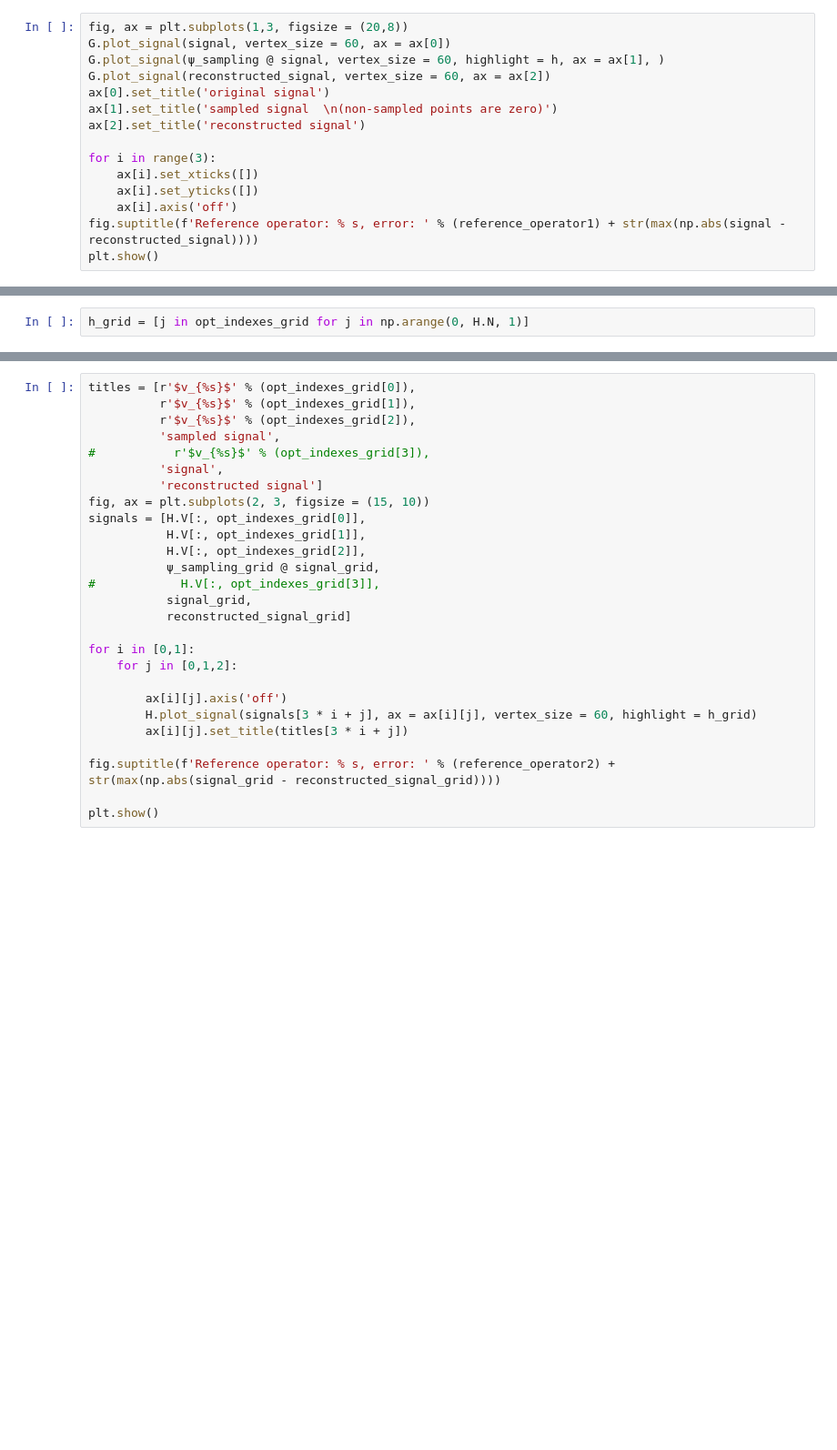
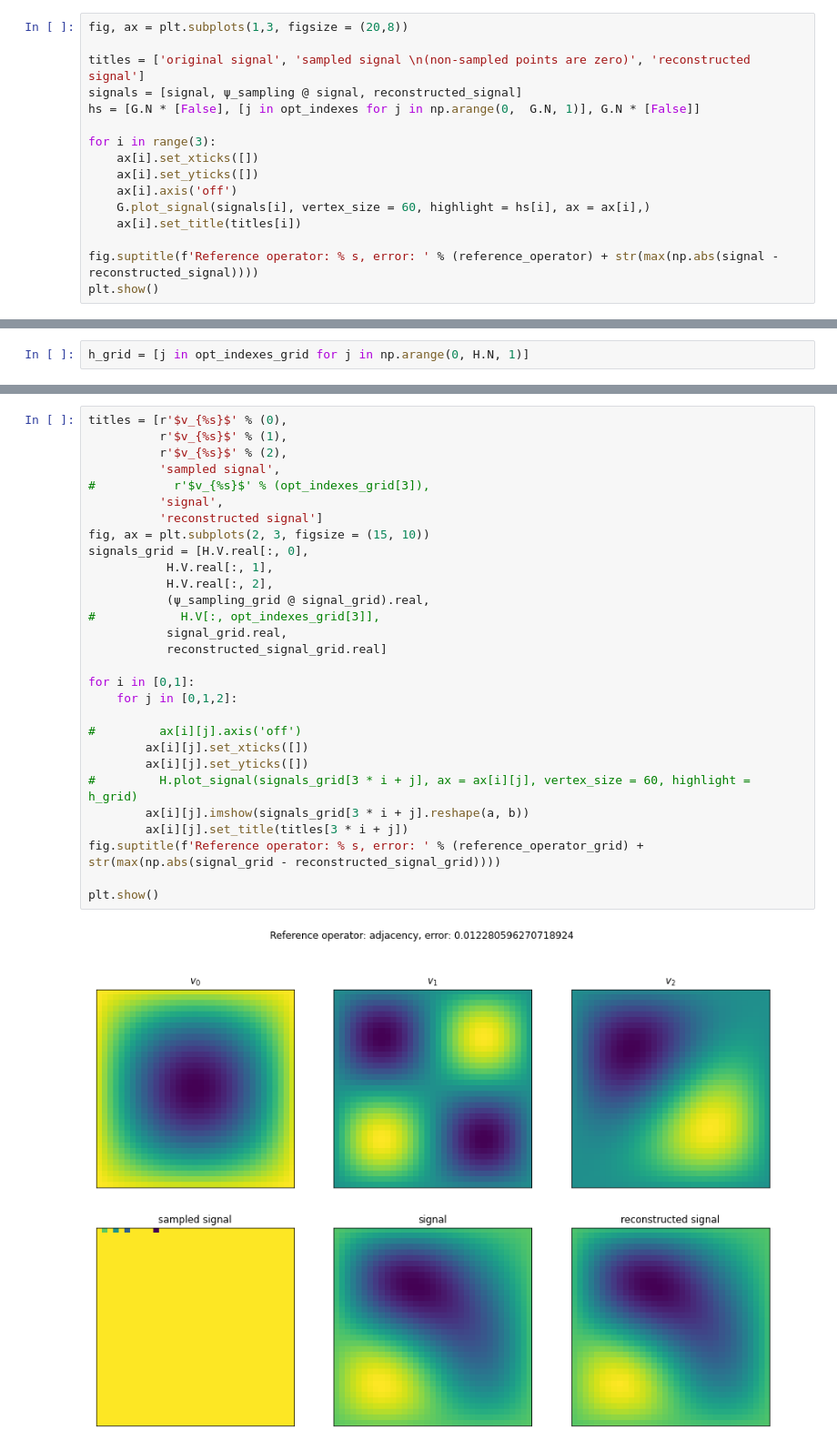
Before and after one commit to hollebenthiago/gsp, a Jupyter notebook: gsp4 - Sampling on graphs.ipynb, the cells around one changed output, grey strips where cells are left out. Shown: that part at 91% size. Saved outputs shown, nothing was run; the diff lists cells and outputs as text; blank space fills up the shorter version.

```diff
--- a/gsp4 - Sampling on graphs.ipynb
+++ b/gsp4 - Sampling on graphs.ipynb
@@ -167,17 +167,18 @@ h = [j in opt_indexes for j in np.arange(0,  G.N, 1)]
 # %%
 fig, ax = plt.subplots(1,3, figsize = (20,8))
-G.plot_signal(signal, vertex_size = 60, ax = ax[0])
-G.plot_signal(ψ_sampling @ signal, vertex_size = 60, highlight = h, ax = ax[1], )
-G.plot_signal(reconstructed_signal, vertex_size = 60, ax = ax[2])
-ax[0].set_title('original signal')
-ax[1].set_title('sampled signal  \n(non-sampled points are zero)')
-ax[2].set_title('reconstructed signal')
+
+titles = ['original signal', 'sampled signal \n(non-sampled points are zero)', 'reconstructed signal']
+signals = [signal, ψ_sampling @ signal, reconstructed_signal]
+hs = [G.N * [False], [j in opt_indexes for j in np.arange(0,  G.N, 1)], G.N * [False]]
 
 for i in range(3):
     ax[i].set_xticks([])
     ax[i].set_yticks([])
     ax[i].axis('off')
-fig.suptitle(f'Reference operator: % s, error: ' % (reference_operator1) + str(max(np.abs(signal - reconstructed_signal))))
+    G.plot_signal(signals[i], vertex_size = 60, highlight = hs[i], ax = ax[i],)
+    ax[i].set_title(titles[i])
+
+fig.suptitle(f'Reference operator: % s, error: ' % (reference_operator) + str(max(np.abs(signal - reconstructed_signal))))
 plt.show()
 # %% [output]
 [figure]
@@ -228,30 +229,34 @@ TypeError: Image data of dtype complex128 cannot be converted to float
 # %%
-titles = [r'$v_{%s}$' % (opt_indexes_grid[0]),
-          r'$v_{%s}$' % (opt_indexes_grid[1]),
-          r'$v_{%s}$' % (opt_indexes_grid[2]),
+titles = [r'$v_{%s}$' % (0),
+          r'$v_{%s}$' % (1),
+          r'$v_{%s}$' % (2),
           'sampled signal',
 #           r'$v_{%s}$' % (opt_indexes_grid[3]),
           'signal',
           'reconstructed signal']
 fig, ax = plt.subplots(2, 3, figsize = (15, 10))
-signals = [H.V[:, opt_indexes_grid[0]],
-           H.V[:, opt_indexes_grid[1]],
-           H.V[:, opt_indexes_grid[2]],
-           ψ_sampling_grid @ signal_grid,
+signals_grid = [H.V.real[:, 0],
+           H.V.real[:, 1],
+           H.V.real[:, 2],
+           (ψ_sampling_grid @ signal_grid).real,
 #            H.V[:, opt_indexes_grid[3]],
-           signal_grid,
-           reconstructed_signal_grid]
+           signal_grid.real,
+           reconstructed_signal_grid.real]
 
 for i in [0,1]:
     for j in [0,1,2]:
 
-        ax[i][j].axis('off')
-        H.plot_signal(signals[3 * i + j], ax = ax[i][j], vertex_size = 60, highlight = h_grid)
+#         ax[i][j].axis('off')
+        ax[i][j].set_xticks([])
+        ax[i][j].set_yticks([])
+#         H.plot_signal(signals_grid[3 * i + j], ax = ax[i][j], vertex_size = 60, highlight = h_grid)
+        ax[i][j].imshow(signals_grid[3 * i + j].reshape(a, b))
         ax[i][j].set_title(titles[3 * i + j])
-
-fig.suptitle(f'Reference operator: % s, error: ' % (reference_operator2) + str(max(np.abs(signal_grid - reconstructed_signal_grid))))
+fig.suptitle(f'Reference operator: % s, error: ' % (reference_operator_grid) + str(max(np.abs(signal_grid - reconstructed_signal_grid))))
 
 plt.show()
+# %% [output]
+[figure, added]
 # %%
 # plt.figure(figsize = (10,10))
 plt.plot(opt_indexes_grid, 'o')
```
Also changed, not shown: parts of 21 cells of this notebook, 1 other file.
